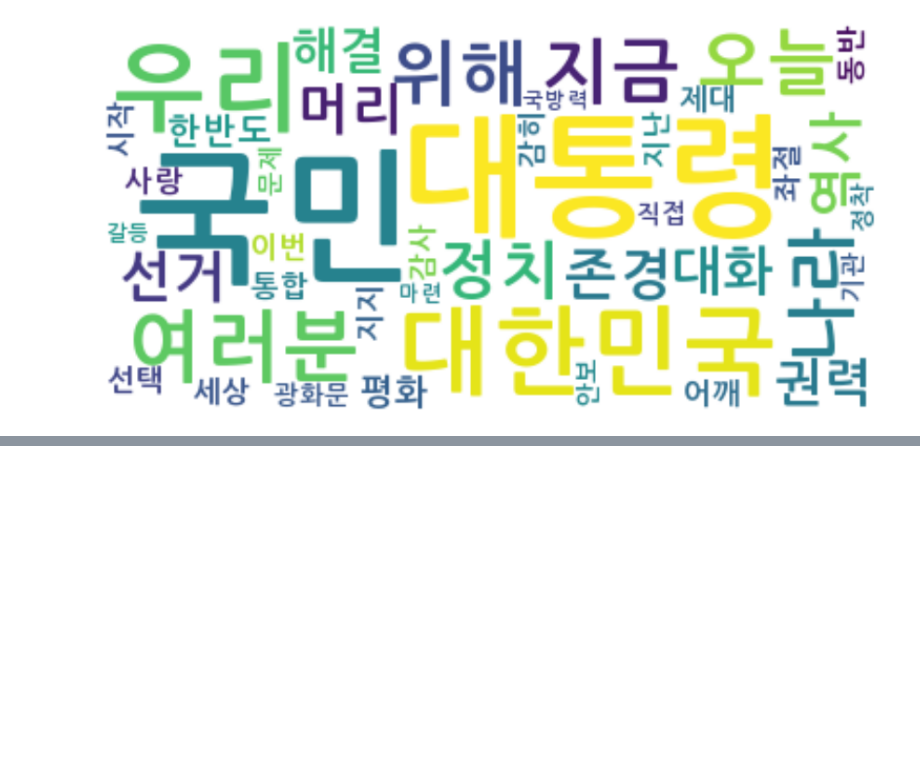
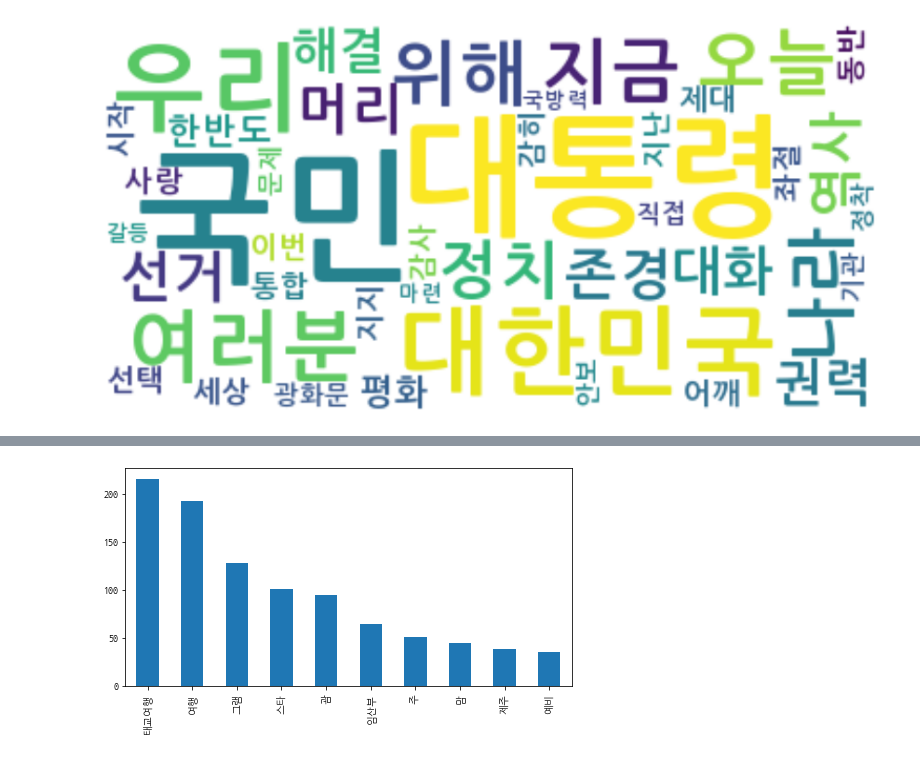
Before and after one commit to YoonHanho/adp_r, a Jupyter notebook: adp_tm_final.ipynb, the cells around one changed output, grey strips where cells are left out. Cells and saved outputs as stored; diff of their text form; code cells hidden in the pictures; blank space fills up the shorter version.

```diff
--- a/adp_tm_final.ipynb
+++ b/adp_tm_final.ipynb
@@ -464,0 +661,6 @@ plt.show()
+# %%
+# 사용자 단어 추가 : 1건
+from ckonlpy.tag import Twtter
+twitter.add_dictionary('태교여행', 'Noun')
+twitter.add_dictionary('인스타그램', 'Noun')
+# twitter.pos("태교여행좋았어")  -> 이미 사전에 추가되어 있음
@@ -464,0 +669,14 @@ plt.show()
+# %%
+# 명사 출현빈도 10위 까지 막대 그래프 시각화
+words = []
+
+for doc in docs_clean:
+    for mal in twitter.nouns(doc):
+        #if len(mal) > 1:  # 괌이 있어서 한글자도 포함
+        words.append(mal)
+
+ser = pd.Series(words)
+plt.figure(figsize=(8,4))
+ser.value_counts().iloc[:10].plot(kind='bar');
+# %% [output]
+[figure, added]
```
Also changed, not shown: parts of 34 cells of this notebook.
